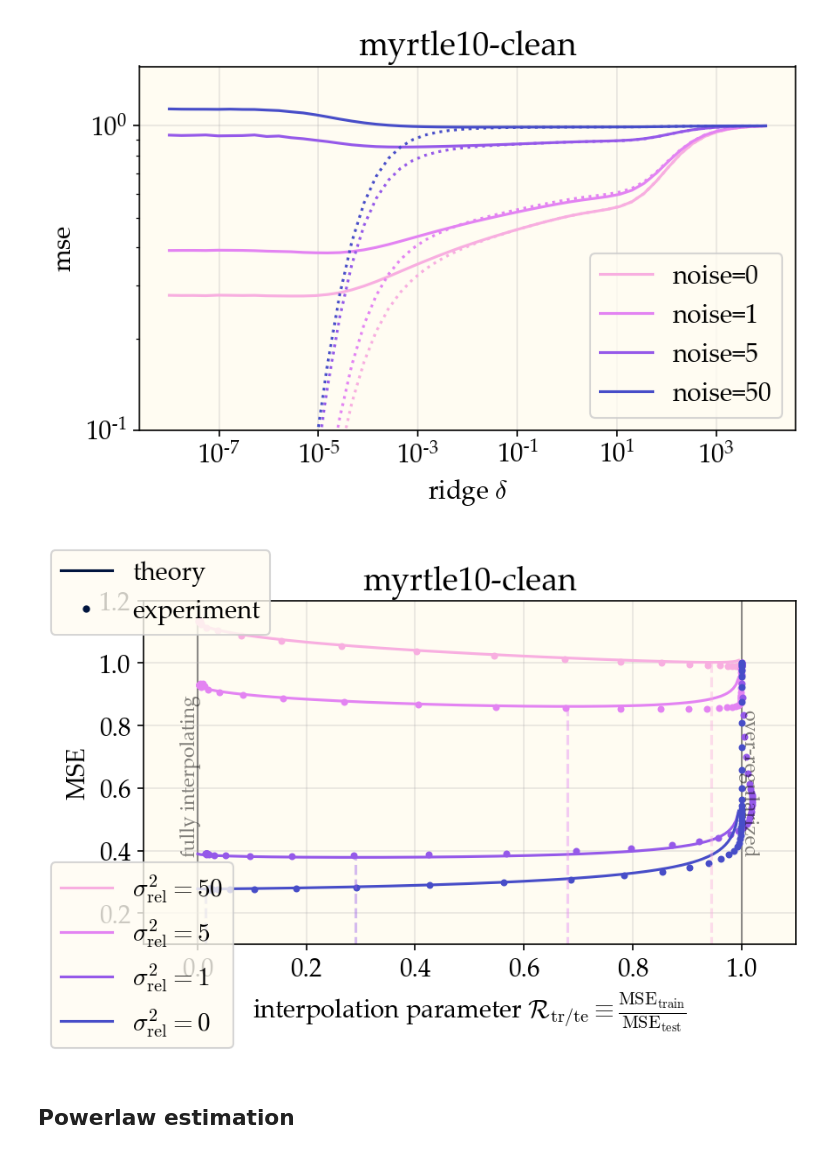
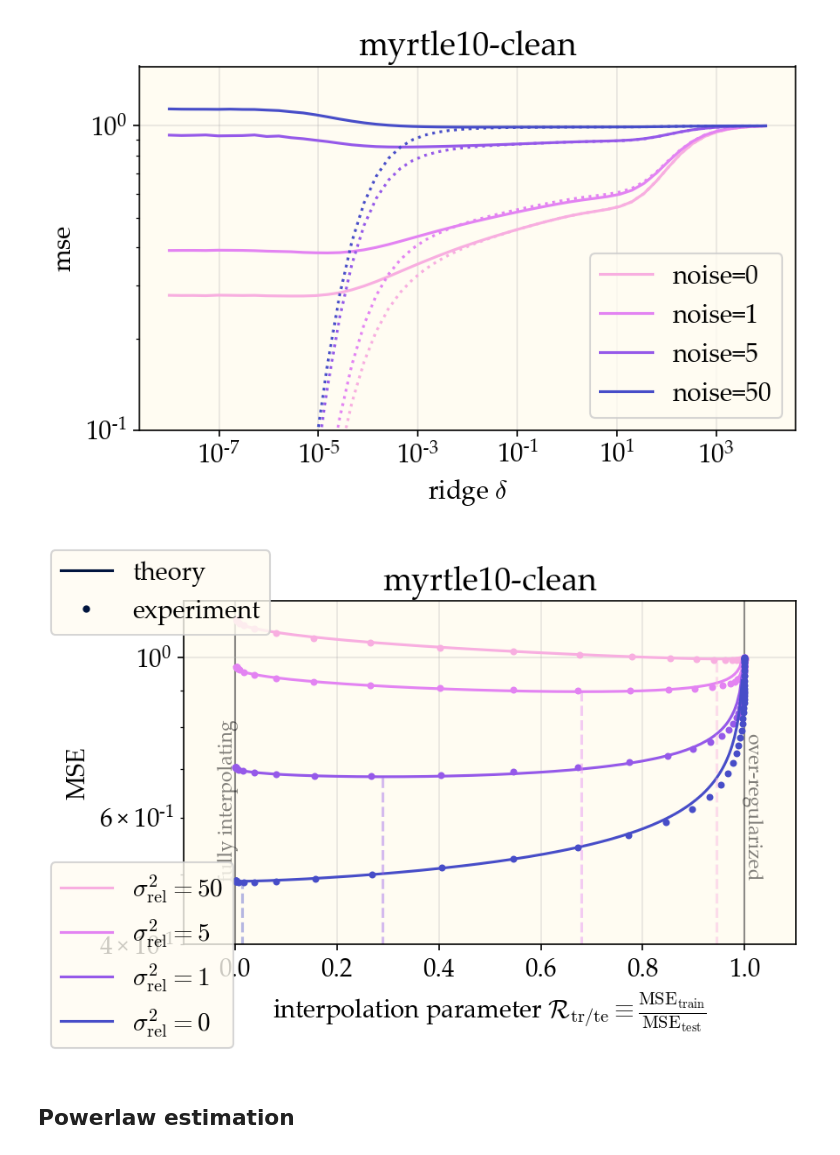
Before and after one commit to dkarkada/more-is-better, a Jupyter notebook: powerlaws.ipynb, the cells around one changed output. Cells and saved outputs as stored; diff of their text form; code cells hidden in the pictures.

```diff
--- a/powerlaws.ipynb
+++ b/powerlaws.ipynb
@@ -135,38 +135,38 @@ for i, noise in enumerate(noises[::-1]):
     ax.plot(R_thry, thry, color=get_color(i), label=f"$\sigma^2_\mathrm{{rel}}={noise}$", zorder=1)
 
     ax.scatter(R, test_mse, s=8, color=get_color(i), zorder=1)
     minidx = thry.argmin()
     ax.vlines(R_thry[minidx], 0, thry[minidx], ls='--', alpha=0.4, color=get_color(i))
     # ax.plot(ridges, train_mse, ls=':', color=get_color(i))
 
 ax.vlines(0, 0, 1.5, color='k', lw=1, alpha=0.5, zorder=-4)
 ax.vlines(1, 0, 1.5, color='k', lw=1, alpha=0.5, zorder=-4)
 ax.set_title(f"{expt.expt_name}")
-ax.text(0.007, 0.4, "fully interpolating", rotation=90, ha='right', size=11, alpha=0.5)
-ax.text(.993, 0.4, "over-regularized", rotation=-90, ha='left', size=11, alpha=0.5)
+ax.text(0.007, 0.5, "fully interpolating", rotation=90, ha='right', size=11, alpha=0.5)
+ax.text(.993, 0.5, "over-regularized", rotation=-90, ha='left', size=11, alpha=0.5)
 # ax.set_xscale('log')
-# ax.set_yscale('log')
+ax.set_yscale('log')
 
 ax.set_xlabel('interpolation parameter $\mathcal{R}_\mathrm{tr/te}\equiv\\frac{\mathrm{MSE}_\mathrm{train}}{\mathrm{MSE}_\mathrm{test}}}$')
 ax.set_ylabel('MSE')
-ax.set_ylim(1e-1, 1.2)
+ax.set_ylim(0.4, 1.2)
 ax.set_xlim(-.1, 1.1)
 noise_legend = plt.figlegend(loc='lower left',)
 plt.figlegend(
         (
             Line2D([0], [0], color='xkcd:navy'),
             Line2D([0], [0], color='xkcd:navy', ls="none", marker='.'),),
         (
             "theory",
             "experiment",),
         loc='upper left',
     )
 plt.tight_layout()
 ax.set_axisbelow(True)
 ax.grid(alpha=0.3, zorder=-5)
 plt.show()
 # %% [output]
-[figure, old version]
+[figure, new version]
 # %% [markdown]
 ## Powerlaw estimation
 # %%
```
Also changed, not shown: 1 other file.
